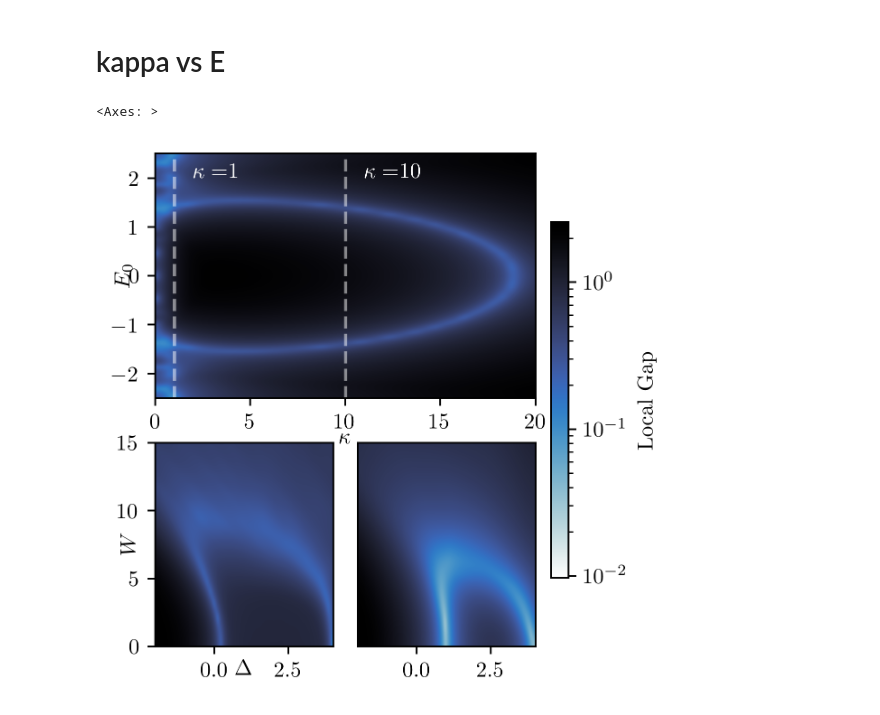
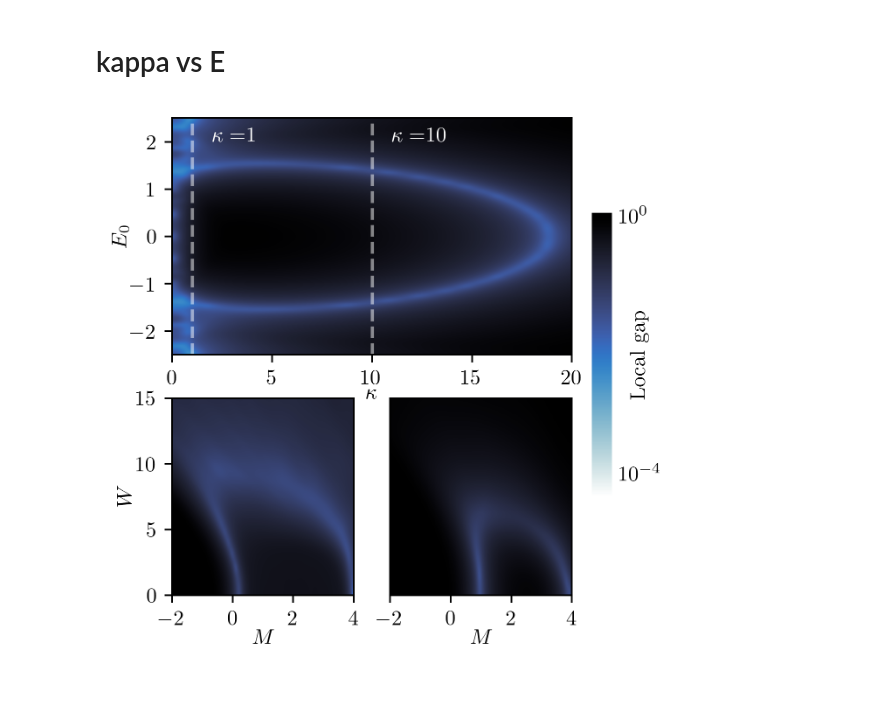
Before and after one commit to lauragoms/TAI-localizer, a Jupyter notebook: appendix/kappa.ipynb, the cells around one changed output. Cells and saved outputs as stored; diff of their text form; code cells hidden in the pictures.

```diff
--- a/appendix/kappa.ipynb
+++ b/appendix/kappa.ipynb
@@ -56,10 +59,6 @@ W_values = np.linspace(0, 15, 50)
 #             E0=E0,
 #             kappa=kappa
 #         )
-# %%
-ax
-# %% [output]
-<Axes: >
 # %%
 localgap_grid = pi.load(open("localgap_kappa_E_grid.pkl", "rb"))
 avg_locgap = [
@@ -69,16 +68,15 @@ avg_locgap = [
 
 fig = plt.figure(figsize=(aps_halfwidth, aps_halfwidth*1.2), dpi=350)
 gs = gridspec.GridSpec(
-    2, 3,
+    2, 2,
     height_ratios=[1.2, 1],
-    width_ratios=[1, 1, 0.05],
+    width_ratios=[1, 1],
     )
 
 ax_top = fig.add_subplot(gs[0, :2])
 ax_bl = fig.add_subplot(gs[1, 0])
 ax_br = fig.add_subplot(gs[1, 1])
-# Colorbar
-cax = fig.add_subplot(gs[:, 2])
+
 
 im = ax_top.imshow(
     localgap_grid.T,
@@ -87,47 +85,66 @@ im = ax_top.imshow(
     aspect="auto",
     cmap=csh.arctic_r,
     interpolation='bicubic',
-    norm='log'
+    norm='log',
+    rasterized=True,
 )
 
 
 for x in [1,10]:
     ax_top.axvline(x=x, color='white', linestyle='--', alpha=0.5)
     ax_top.text(x+1, E_values[-1]-0.5, r'$\kappa=$'+str(x), color='white')
 
 ax_top.set_xlim(0,20)
 
 ax_top.set_xlabel(r'$\kappa$', labelpad=-2)
-ax_top.set_ylabel(r'$E_0$', labelpad=-10)
+ax_top.set_ylabel(r'$E_0$', labelpad=0)
 # plt.savefig("localgap_kappa_grid.png", bbox_inches='tight')
 
 
 
 for i, axes in enumerate([ax_bl, ax_br]):
-    im = axes.imshow(
+    axes.imshow(
         avg_locgap[i].T,
         extent=(Delta_values[0], Delta_values[-1], W_values[0], W_values[-1]),
         origin="lower",
         aspect="auto",
         cmap=csh.arctic_r,
         interpolation='bicubic',
-        norm='log'
+        norm='log',
+        vmin=10**np.round(np.min(np.log10(localgap_grid[:,:].T))),
+        vmax=10**np.floor(np.max(np.log10(localgap_grid[:,:].T))),
+        rasterized=True,
     )
+    axes.set_xticks([-2, 0, 2, 4])
+    axes.set_xlabel(r'$M$', labelpad=0)
 
-
-ax_bl.set_xlabel(r'$\Delta$', labelpad=-10)
-ax_bl.set_ylabel(r'$W$', labelpad=-10)
+ax_bl.set_ylabel(r'$W$', labelpad=0)
 ax_br.set_yticks([])
 
 
-plt.colorbar(im, ax=cax, label='Local Gap', fraction=2.0, pad=-10)
-cax.set_frame_on(False)
-cax.set_xticks([])
-cax.set_yticks([])
+ax_cbar = ax_top.inset_axes([1.05, -0.6, 0.05, 1.2])
+cbar = fig.colorbar(
+    im,
+    cax=ax_cbar,
+    orientation='vertical',
+    fraction=1,
+    norm='log',
+    # label='Local gap',
+    )
+cbar.set_label('Local gap', labelpad=-15)
+cbar.outline.set_visible(False)
+cbar.ax.minorticks_off()
+cbar.ax.tick_params(length=0)
+cbar.set_ticks([10**np.round(np.min(np.log10(localgap_grid[:,:].T))), 10**np.floor(np.max(np.log10(localgap_grid[:,:].T)))])
 
-plt.savefig("localgap_kappa_grid.pdf", bbox_inches='tight', dpi=350)
+
+ax_cbar.tick_params(length=0)
+ax_cbar.set_frame_on(False)
+ax_cbar.set_rasterized(True)
+# cbar.outline.set_visible(False)
+
 label = ['a)', 'b)', 'c)']
 # for axes in [ax_top, ax_bl, ax_br]:
 #     axes.text(label.pop(0), transform=axes.transAxes, xy=(0.05, 0.9), color='white', y=0.9, s=axes.texts[0].get_text(), fontsize=12)
 # %% [output]
-[figure, old version]
+[figure, new version]
```
Also changed, not shown: parts of 2 cells of this notebook, 4 other files.
